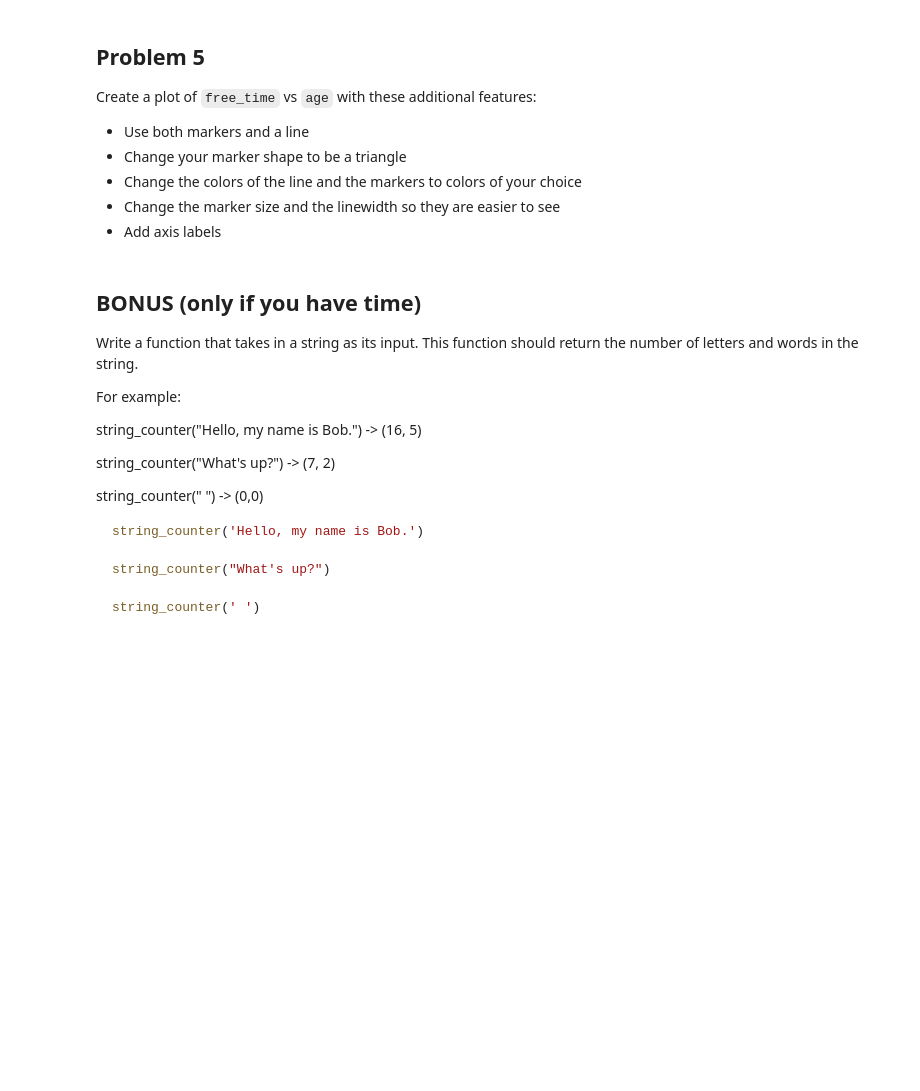
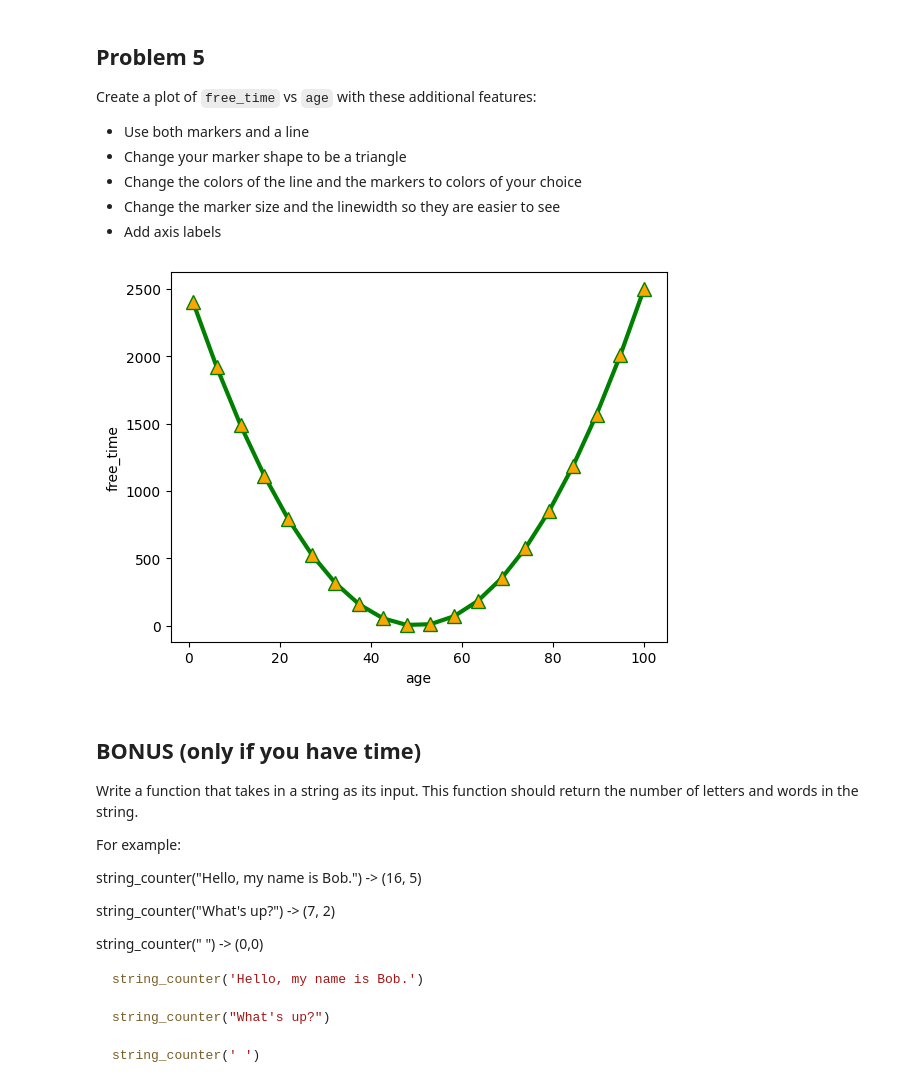
Before and after one commit to cyeef/Data-Science-Portfolio-C21-, a Jupyter notebook: Exercises/advanced/101-Numpy.and.Plotting.Exercise.ipynb, the cells around one changed output. Saved outputs shown, nothing was run; the diff lists cells and outputs as text; code cells hidden in the pictures; blank space fills up the shorter version.

```diff
--- a/Exercises/advanced/101-Numpy.and.Plotting.Exercise.ipynb
+++ b/Exercises/advanced/101-Numpy.and.Plotting.Exercise.ipynb
@@ -31,6 +70,19 @@ Create a plot of `free_time` vs `age` with these additional features:
 - Change the colors of the line and the markers to colors of your choice
 - Change the marker size and the linewidth so they are easier to see
 - Add axis labels
+# %%
+plt.plot(age, free_time,
+         marker='^',
+         color='green',
+         markerfacecolor='orange',
+         markersize=10.0,
+         linewidth=3.0)
+
+plt.xlabel('age')
+plt.ylabel('free_time')
+plt.show()
+# %% [output]
+[figure, added]
 # %% [markdown]
 ## **BONUS** (only if you have time)
 
```
Also changed, not shown: parts of 6 cells of this notebook.
